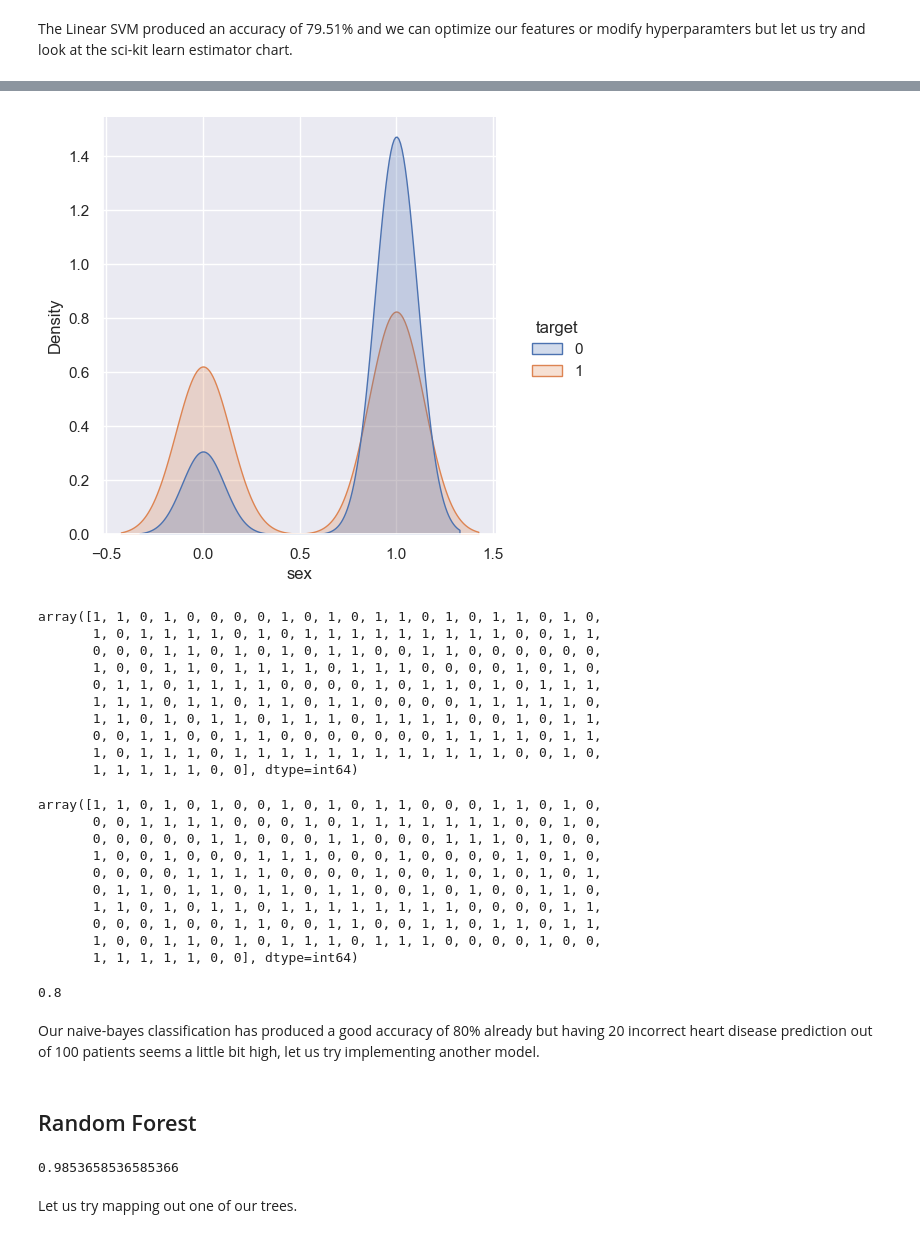
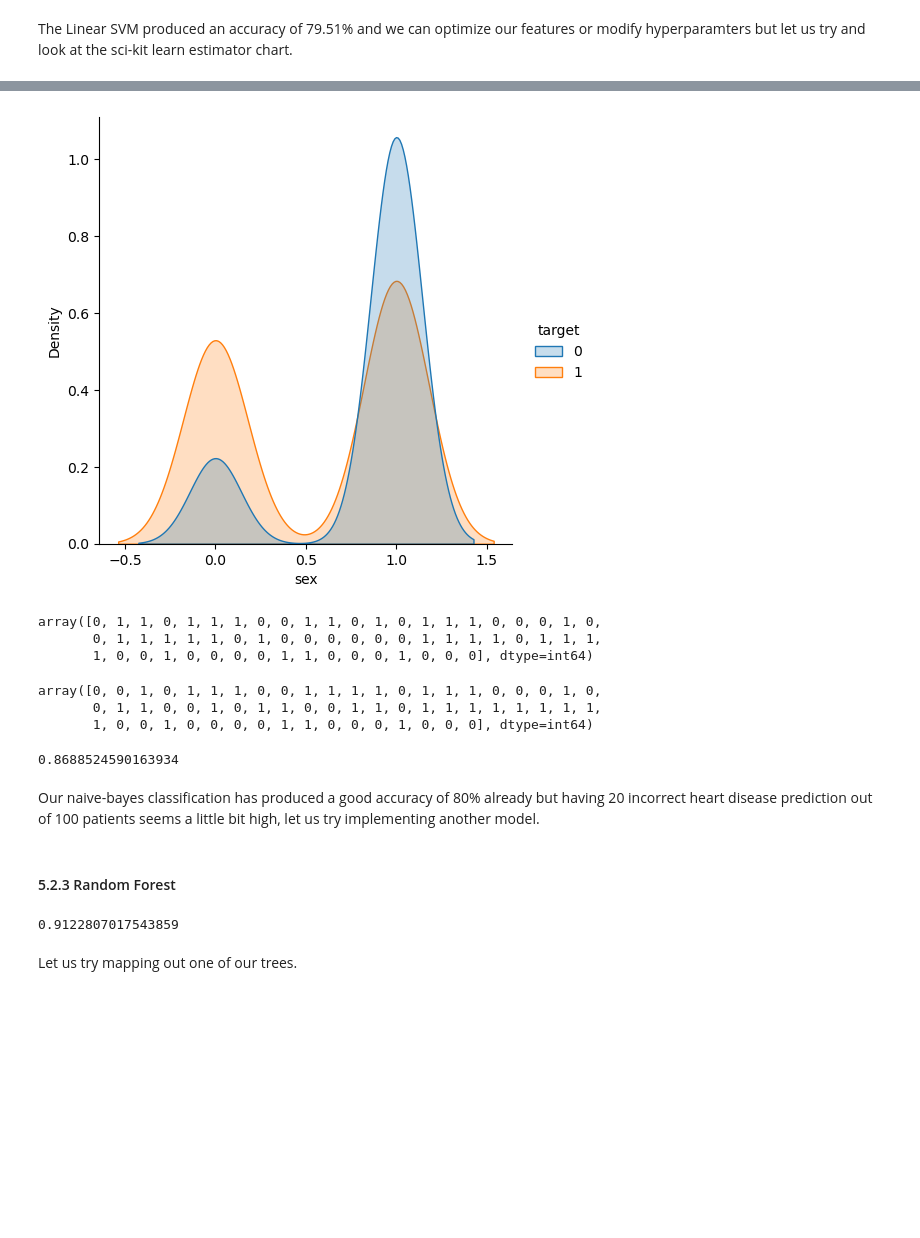
Before and after one commit to mcabanlit/ml-training, a Jupyter notebook: heart-disease-prediction.ipynb, the cells around one changed output, grey strips where cells are left out. Drawn from its saved outputs; the diff is of its cells as text; code cells hidden in the pictures; blank space fills up the shorter version.

```diff
--- a/heart-disease-prediction.ipynb
+++ b/heart-disease-prediction.ipynb
@@ -28,8 +34,9 @@ import numpy as np
 import pandas as pd
 import matplotlib.pyplot as plt
 from matplotlib import cm
+from sklearn.metrics import accuracy_score
 import seaborn as sbn
-heart_disease = pd.read_csv("data/heart-disease-large.csv")
+heart_disease = pd.read_csv("data/heart-disease-preprocessed.csv")
 heart_disease
 # %% [output]
 |  | age | sex | cp | trestbps | chol | fbs | restecg | thalach | exang | oldpeak | slope | ... |
@@ -239,50 +224,36 @@ p.fig.set_dpi(100)
 # %%
-p = sns.displot(heart_disease, x="sex", hue="target", kind="kde", fill=True)
+p = sbn.displot(heart_disease, x="sex", hue="target", kind="kde", fill=True)
 p.fig.set_dpi(100)
 # %% [output]
-[figure, old version]
+[figure, new version]
 # %%
 y_preds = gnb.predict(X_test)
 y_preds
 # %% [output]
-array([1, 1, 0, 1, 0, 0, 0, 0, 1, 0, 1, 0, 1, 1, 0, 1, 0, 1, 1, 0, 1, 0,
-       1, 0, 1, 1, 1, 1, 0, 1, 0, 1, 1, 1, 1, 1, 1, 1, 1, 1, 0, 0, 1, 1,
-       0, 0, 0, 1, 1, 0, 1, 0, 1, 0, 1, 1, 0, 0, 1, 1, 0, 0, 0, 0, 0, 0,
-       1, 0, 0, 1, 1, 0, 1, 1, 1, 1, 0, 1, 1, 1, 0, 0, 0, 0, 1, 0, 1, 0,
-       0, 1, 1, 0, 1, 1, 1, 1, 0, 0, 0, 0, 1, 0, 1, 1, 0, 1, 0, 1, 1, 1,
-       1, 1, 1, 0, 1, 1, 0, 1, 1, 0, 1, 1, 0, 0, 0, 0, 1, 1, 1, 1, 1, 0,
-       1, 1, 0, 1, 0, 1, 1, 0, 1, 1, 1, 0, 1, 1, 1, 1, 0, 0, 1, 0, 1, 1,
-       0, 0, 1, 1, 0, 0, 1, 1, 0, 0, 0, 0, 0, 0, 0, 1, 1, 1, 1, 0, 1, 1,
-       1, 0, 1, 1, 1, 0, 1, 1, 1, 1, 1, 1, 1, 1, 1, 1, 1, 1, 0, 0, 1, 0,
-       1, 1, 1, 1, 1, 0, 0], dtype=int64)
+array([0, 1, 1, 0, 1, 1, 1, 0, 0, 1, 1, 0, 1, 0, 1, 1, 1, 0, 0, 0, 1, 0,
+       0, 1, 1, 1, 1, 1, 0, 1, 0, 0, 0, 0, 0, 0, 1, 1, 1, 1, 0, 1, 1, 1,
+       1, 0, 0, 1, 0, 0, 0, 0, 1, 1, 0, 0, 0, 1, 0, 0, 0], dtype=int64)
 # %%
 y_test = np.array(y_test)
 y_test
 # %% [output]
-array([1, 1, 0, 1, 0, 1, 0, 0, 1, 0, 1, 0, 1, 1, 0, 0, 0, 1, 1, 0, 1, 0,
-       0, 0, 1, 1, 1, 1, 0, 0, 0, 1, 0, 1, 1, 1, 1, 1, 1, 1, 0, 0, 1, 0,
-       0, 0, 0, 0, 0, 1, 1, 0, 0, 0, 1, 1, 0, 0, 0, 1, 1, 1, 0, 1, 0, 0,
-       1, 0, 0, 1, 0, 0, 0, 1, 1, 1, 0, 0, 0, 1, 0, 0, 0, 0, 1, 0, 1, 0,
-       0, 0, 0, 0, 1, 1, 1, 1, 0, 0, 0, 0, 1, 0, 0, 1, 0, 1, 0, 1, 0, 1,
-       0, 1, 1, 0, 1, 1, 0, 1, 1, 0, 1, 1, 0, 0, 1, 0, 1, 0, 0, 1, 1, 0,
-       1, 1, 0, 1, 0, 1, 1, 0, 1, 1, 1, 1, 1, 1, 1, 1, 0, 0, 0, 0, 1, 1,
-       0, 0, 0, 1, 0, 0, 1, 1, 0, 0, 1, 1, 0, 0, 1, 1, 0, 1, 1, 0, 1, 1,
-       1, 0, 0, 1, 1, 0, 1, 0, 1, 1, 1, 0, 1, 1, 1, 0, 0, 0, 0, 1, 0, 0,
-       1, 1, 1, 1, 1, 0, 0], dtype=int64)
+array([0, 0, 1, 0, 1, 1, 1, 0, 0, 1, 1, 1, 1, 0, 1, 1, 1, 0, 0, 0, 1, 0,
+       0, 1, 1, 0, 0, 1, 0, 1, 1, 0, 0, 1, 1, 0, 1, 1, 1, 1, 1, 1, 1, 1,
+       1, 0, 0, 1, 0, 0, 0, 0, 1, 1, 0, 0, 0, 1, 0, 0, 0], dtype=int64)
 # %%
 accuracy_score(y_test, y_preds)
 # %% [output]
-0.8
+0.8688524590163934
 # %% [markdown]
 Our naive-bayes classification has produced a good accuracy of 80% already but having 20 incorrect heart disease prediction out of 100 patients seems a little bit high, let us try implementing another model.
 # %% [markdown]
-## Random Forest
+#### 5.2.3 Random Forest
 # %%
 # Import the LinearSVC estimator class
 from sklearn.ensemble import RandomForestClassifier
 
 # Setup random seed
-np.random.seed(42)
+np.random.seed(23)
 
 # Make the data
 X = heart_disease.drop("target", axis = 1)
@@ -291,7 +262,8 @@ y= heart_disease["target"]
 X_train, X_test, y_train, y_test = train_test_split(X, y, test_size = 0.2)
 
 # Instantiate Random Forest Classifier
-clf = RandomForestClassifier(n_estimators=144, bootstrap=True, max_samples=0.80)
+# clf = RandomForestClassifier(n_estimators=144, bootstrap=True, max_samples=0.80)
+clf = RandomForestClassifier(n_estimators = 110)
 
 # Fit the model to the data (training the machine learning model)
 clf.fit(X_train, y_train)
@@ -299,7 +271,7 @@ clf.fit(X_train, y_train)
 # Evaluate the Random Forest Classifier (use the patterns the model has learned)
 clf.score(X_test, y_test)
 # %% [output]
-0.9853658536585366
+0.9122807017543859
 # %% [markdown]
 Let us try mapping out one of our trees.
 # %%
```
Also changed, not shown: parts of 31 cells of this notebook, 5 other files.
